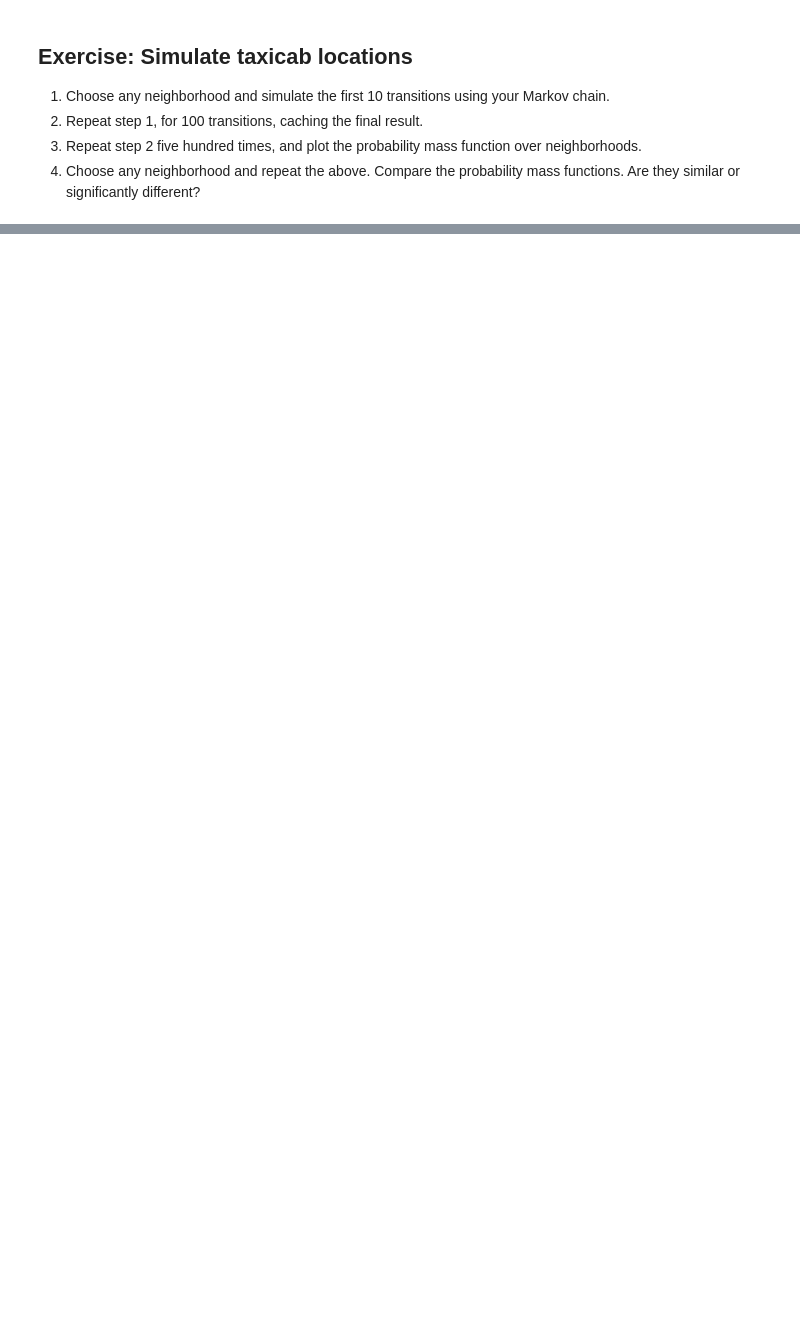
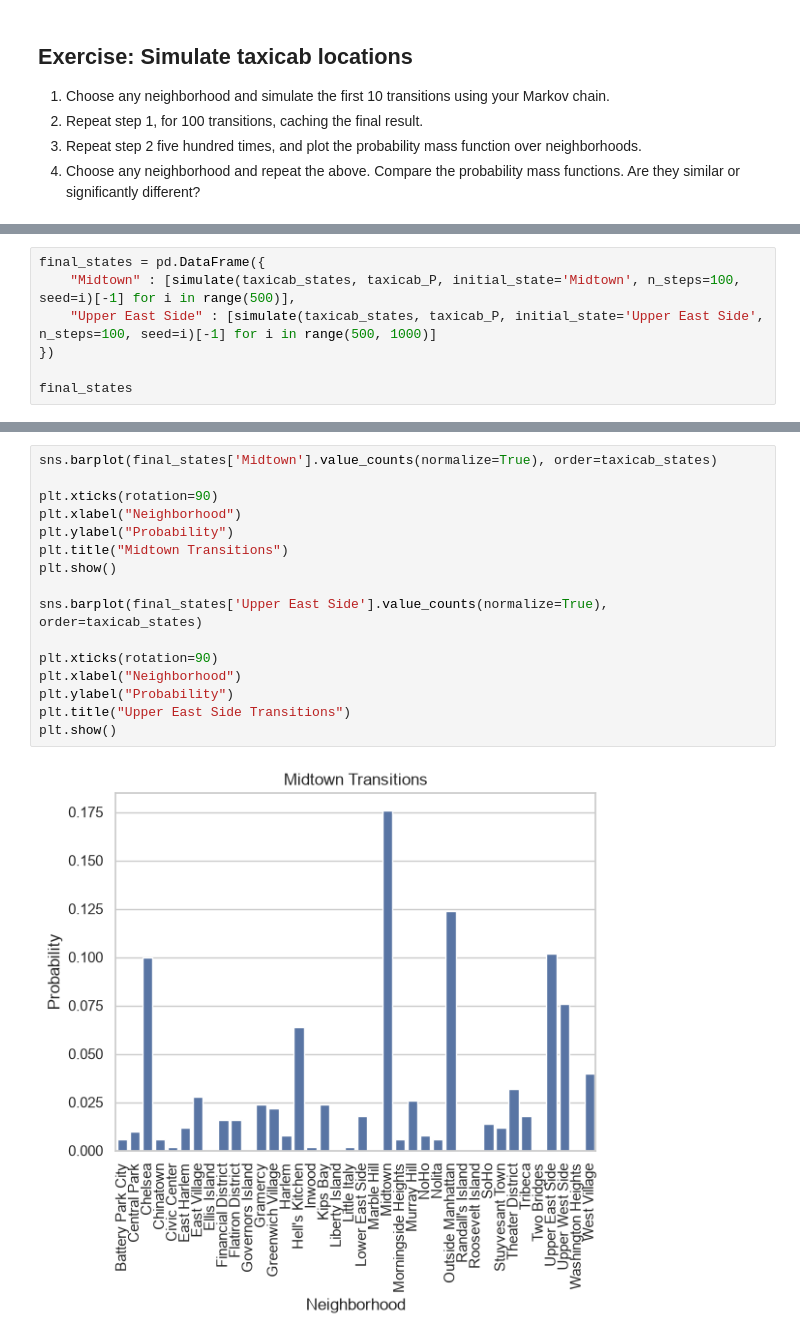
Before and after one commit to wesleyfletcher/UU_F26_templates, a Jupyter notebook: Week10/transitions_and_simulation.ipynb, the cells around one changed output, grey strips where cells are left out. Saved outputs shown, nothing was run; the diff lists cells and outputs as text; blank space fills up the shorter version.

```diff
--- a/Week10/transitions_and_simulation.ipynb
+++ b/Week10/transitions_and_simulation.ipynb
@@ -435,0 +534,7 @@ print('First-order chain:', ' → '.join(bach_simulation))
+# %%
+final_states = pd.DataFrame({
+    "Midtown" : [simulate(taxicab_states, taxicab_P, initial_state='Midtown', n_steps=100, seed=i)[-1] for i in range(500)],
+    "Upper East Side" : [simulate(taxicab_states, taxicab_P, initial_state='Upper East Side', n_steps=100, seed=i)[-1] for i in range(500, 1000)]
+})
+
+final_states
@@ -435,0 +555,18 @@ print('First-order chain:', ' → '.join(bach_simulation))
+# %%
+sns.barplot(final_states['Midtown'].value_counts(normalize=True), order=taxicab_states)
+
+plt.xticks(rotation=90)
+plt.xlabel("Neighborhood")
+plt.ylabel("Probability")
+plt.title("Midtown Transitions")
+plt.show()
+
+sns.barplot(final_states['Upper East Side'].value_counts(normalize=True), order=taxicab_states)
+
+plt.xticks(rotation=90)
+plt.xlabel("Neighborhood")
+plt.ylabel("Probability")
+plt.title("Upper East Side Transitions")
+plt.show()
+# %% [output]
+[figure, added]
```
Also changed, not shown: parts of 17 cells of this notebook.
